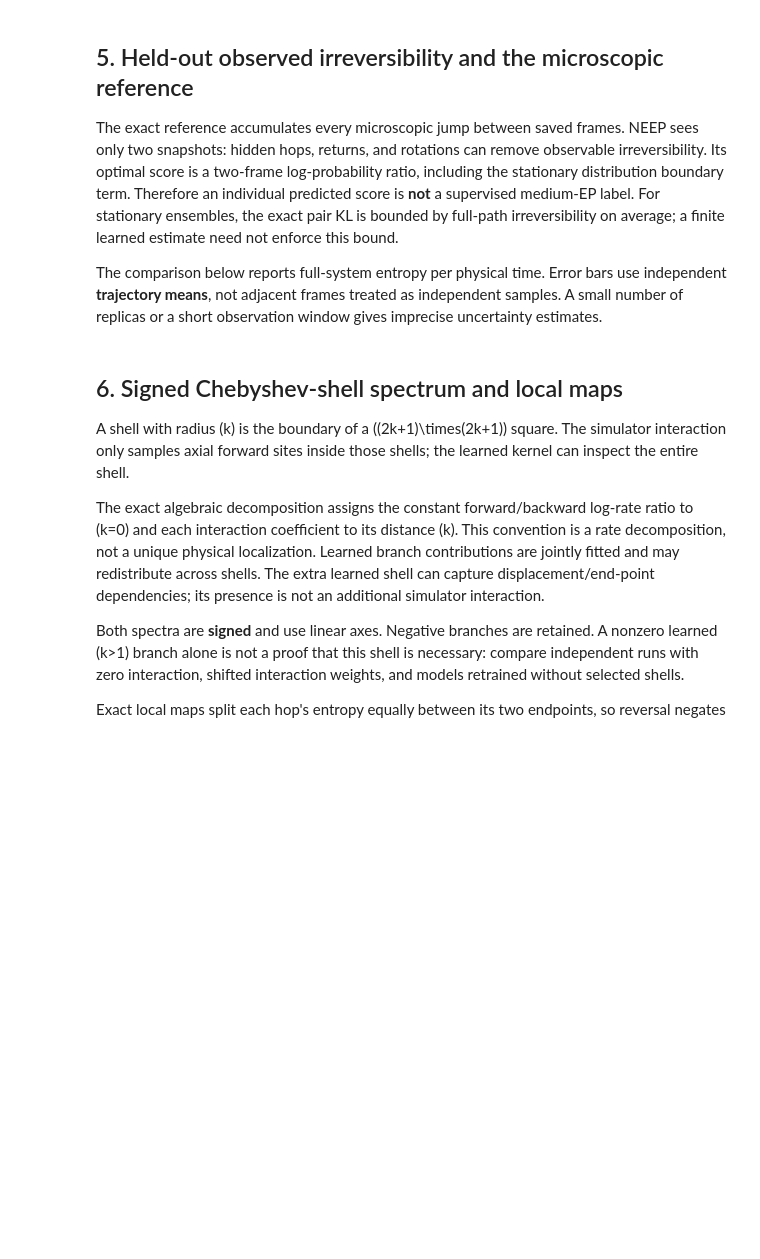
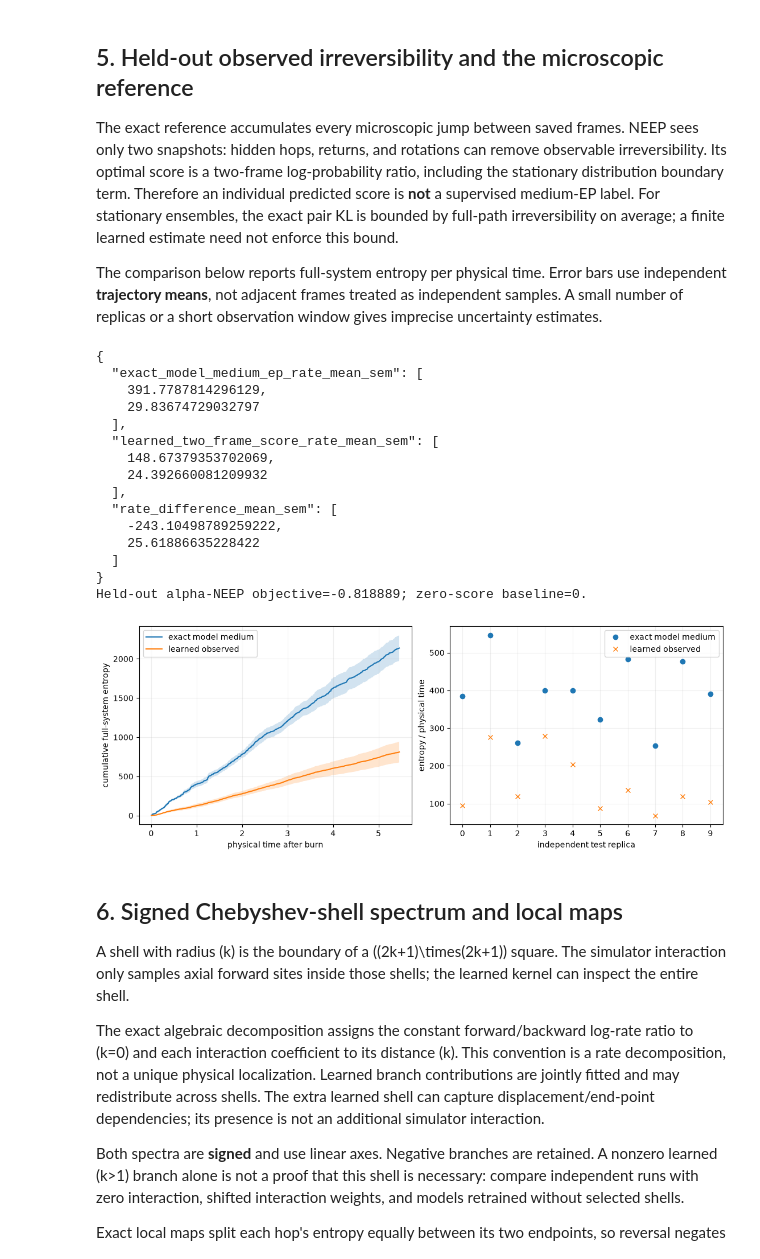
Before and after one commit to 2DHvN/CNEEP_v2, a Jupyter notebook: notebooks/Corr_labpm.ipynb, the cells around one changed output. Cells and saved outputs as stored; diff of their text form; code cells hidden in the pictures; blank space fills up the shorter version.

```diff
--- a/notebooks/Corr_labpm.ipynb
+++ b/notebooks/Corr_labpm.ipynb
@@ -390,7 +569,11 @@ The comparison below reports full-system entropy per physical time. Error bars u
 @torch.no_grad()
 def predict_ensemble(video):
     model.eval()
-    branch_chunks, local_chunks = [], []
+    shape = (video.shape[0], video.shape[1] - 1)
+    total_pairs = shape[0] * shape[1]
+    branch_output = np.empty((total_pairs, MODEL_MAX_DISTANCE + 1), dtype=np.float32)
+    local_output = np.empty((total_pairs, config.lattice_size, config.lattice_size), dtype=np.float32)
+    offset = 0
     for replica, time in ordered_pairs(video, EVAL_BATCH_SIZE):
         batch = pair_batch(video, replica, time)
         raw = model(batch, return_maps=True)
@@ -399,11 +582,13 @@ def predict_ensemble(video):
         branches = raw.sum(dim=(-2, -1))
         local = raw.sum(dim=1)
         torch.testing.assert_close(local.sum(dim=(-2, -1)), branches.sum(dim=1), atol=2e-5, rtol=2e-5)
-        branch_chunks.append(branches.cpu().numpy())
-        local_chunks.append(local.cpu().numpy())
-    shape = (video.shape[0], video.shape[1] - 1)
-    return (np.concatenate(branch_chunks).reshape(*shape, MODEL_MAX_DISTANCE + 1),
-            np.concatenate(local_chunks).reshape(*shape, config.lattice_size, config.lattice_size))
+        end = offset + len(batch)
+        branch_output[offset:end] = branches.cpu().numpy()
+        local_output[offset:end] = local.cpu().numpy()
+        offset = end
+    assert offset == total_pairs
+    return (branch_output.reshape(*shape, MODEL_MAX_DISTANCE + 1),
+            local_output.reshape(*shape, config.lattice_size, config.lattice_size))
 
 pred_branches, pred_local = predict_ensemble(test_video)
 pred_total = pred_branches.sum(axis=-1)
@@ -417,33 +602,50 @@ pred_replica_rates = pred_total.sum(axis=1) / duration
 rate_summary = {
     "exact_model_medium_ep_rate_mean_sem": mean_sem(true_replica_rates),
     "learned_two_frame_score_rate_mean_sem": mean_sem(pred_replica_rates),
     "rate_difference_mean_sem": mean_sem(pred_replica_rates - true_replica_rates),
 }
 test_objective = evaluate_objective(test_video)
 print(json.dumps(rate_summary, indent=2))
 print(f"Held-out alpha-NEEP objective={test_objective:.6g}; zero-score baseline=0.")
 if pred_total.mean() <= 0:
     warnings.warn("Held-out mean score is nonpositive; positive observed irreversibility was not resolved.")
 
 fig, axes = plt.subplots(1, 2, figsize=(11, 4), constrained_layout=True)
 time_end = reference.times[1:]
 true_cumulative = true_total.cumsum(axis=1)
 pred_cumulative = pred_total.cumsum(axis=1)
 for values, label in ((true_cumulative, "exact model medium"), (pred_cumulative, "learned observed")):
     average = values.mean(axis=0)
     error = values.std(axis=0, ddof=1) / np.sqrt(TEST_M)
     axes[0].plot(time_end, average, label=label)
     axes[0].fill_between(time_end, average - error, average + error, alpha=0.2)
 axes[0].set(xlabel="physical time after burn", ylabel="cumulative full-system entropy")
 axes[0].legend(); axes[0].grid(alpha=0.2)
 replicas = np.arange(TEST_M)
 axes[1].plot(replicas, true_replica_rates, "o", label="exact model medium")
 axes[1].plot(replicas, pred_replica_rates, "x", label="learned observed")
 axes[1].set(xlabel="independent test replica", ylabel="entropy / physical time")
 axes[1].set_xticks(replicas)
 axes[1].legend(); axes[1].grid(alpha=0.2)
 fig.savefig(RESULT_DIR / "held_out_entropy_rates.png", dpi=150)
 plt.show()
+# %% [output]
+{
+  "exact_model_medium_ep_rate_mean_sem": [
+    391.7787814296129,
+    29.83674729032797
+  ],
+  "learned_two_frame_score_rate_mean_sem": [
+    148.67379353702069,
+    24.392660081209932
+  ],
+  "rate_difference_mean_sem": [
+    -243.10498789259222,
+    25.61886635228422
+  ]
+}
+Held-out alpha-NEEP objective=-0.818889; zero-score baseline=0.
+[figure, added]
 # %% [markdown]
 ## 6. Signed Chebyshev-shell spectrum and local maps
 
```
Also changed, not shown: parts of 10 cells of this notebook, 4 other files.
